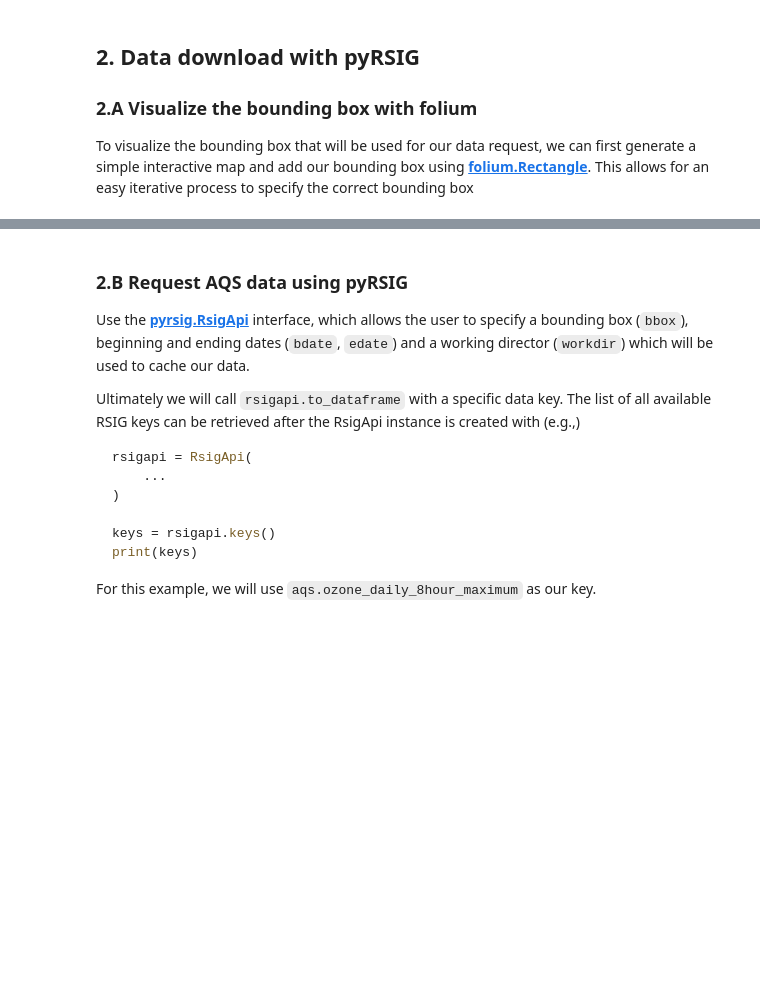
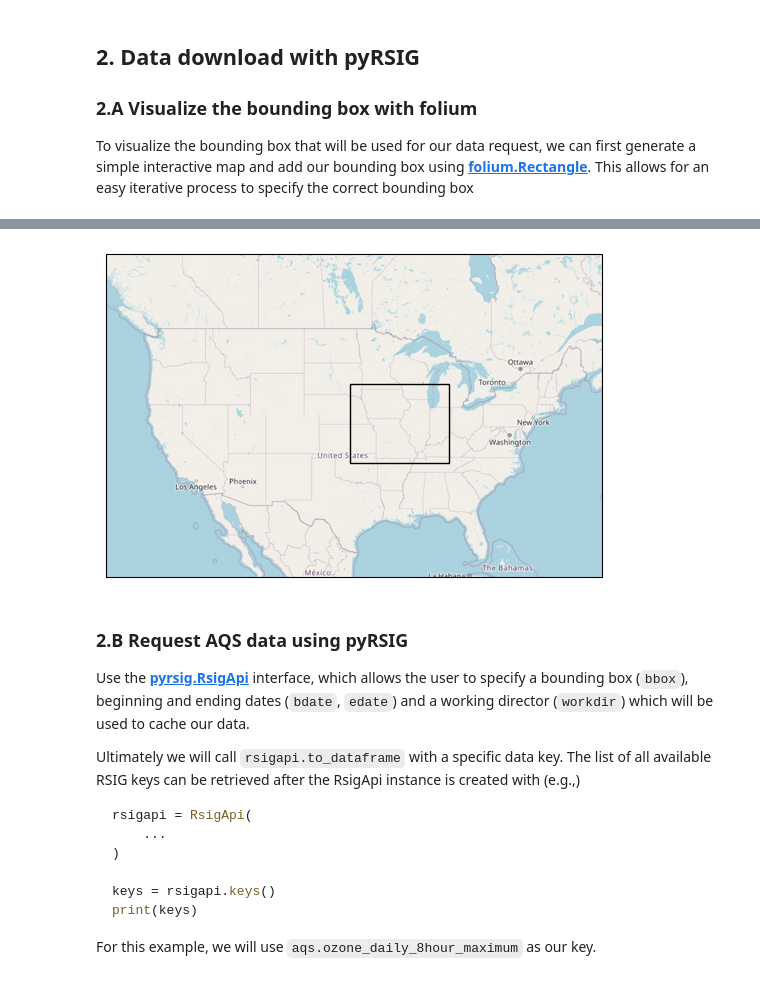
Before and after one commit to needham-michael/cmaq_visualization, a Jupyter notebook: examples/A2_aqs_download_pyrsig.ipynb, the cells around one changed output, grey strips where cells are left out. Drawn from its saved outputs; the diff is of its cells as text; code cells hidden in the pictures; blank space fills up the shorter version.

Commit message:
updated to include static plots and note about needing to download for interactivity

```diff
--- a/examples/A2_aqs_download_pyrsig.ipynb
+++ b/examples/A2_aqs_download_pyrsig.ipynb
@@ -62,3 +65,26 @@ folium.Rectangle(bounds=[(y0,x0),(y1,x1)]).add_to(bbox_map)
 bbox_map
 # %% [output]
 [interactive output not drawn]
+# %%
+# ----- Alternative static image with cartopy
+
+fig, ax = plt.subplots(subplot_kw=dict(projection=ccrs.Mercator()))
+
+tiles = cimgt.OSM()
+
+bbox_rect = mpatches.Rectangle(
+    xy = (x0,y0),
+    width = x1-x0,
+    height = y1-y0,
+    facecolor='none',
+    edgecolor='k',
+    lw=1,
+    transform=ccrs.PlateCarree()
+)
+
+ax.set_extent([-130,-65,23,55],crs=ccrs.PlateCarree())
+ax.add_patch(bbox_rect)
+
+ax.add_image(tiles,4,interpolation='spline36',regrid_shape=2000)
+# %% [output]
+[figure, added]
```
Also changed, not shown: parts of 4 cells of this notebook, 1 other file.
